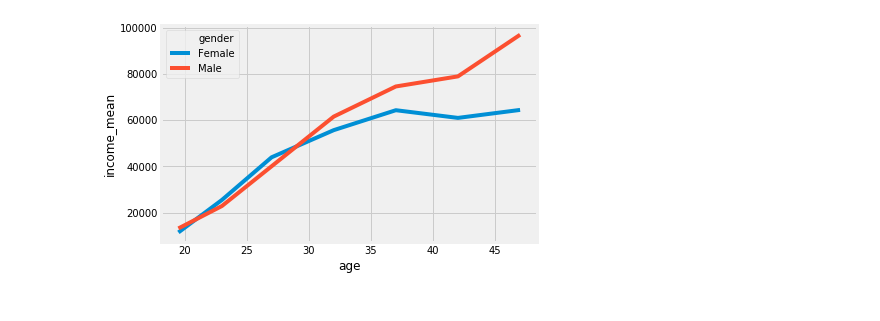
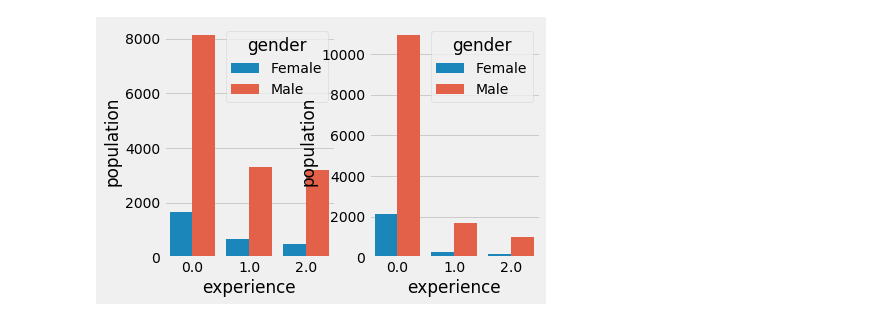
Before and after one commit to lopez-/kaggle_projects, a Jupyter notebook: 2018_survey/clean.ipynb, the cells around one changed output. Saved outputs shown, nothing was run; the diff lists cells and outputs as text; code cells hidden in the pictures.

Commit message:
3 charts done

```diff
--- a/2018_survey/clean.ipynb
+++ b/2018_survey/clean.ipynb
@@ -108,5 +114,19 @@ where age in (select * from ages)
-# %%
-sns.lineplot(x = 'age', y='income_mean', hue='gender', data=df_plot)
-plt.show()
-# %% [output]
-[figure, removed]
+# %%
+df_plot = sqldf("""
+select gender, coding_xp_level as experience, 'coding_xp' as dimension, count(*) as population
+from df
+where coding_xp_level is not null
+group by 1, 2
+UNION ALL
+select gender, ml_xp_level as experience, 'ml_xp' as dimension, count(*) as population
+from df
+where ml_xp_level is not null
+group by 1, 2
+""")
+
+fix, axs = plt.subplots(ncols=2)
+sns.barplot(x='experience', y='population', hue='gender', data=df_plot[df_plot['dimension']=='coding_xp'], ax=axs[0])
+sns.barplot(x='experience', y='population', hue='gender', data=df_plot[df_plot['dimension']=='ml_xp'], ax=axs[1])
+plt.show()
+# %% [output]
+[figure, added]
```
Also changed, not shown: parts of 4 cells of this notebook.
